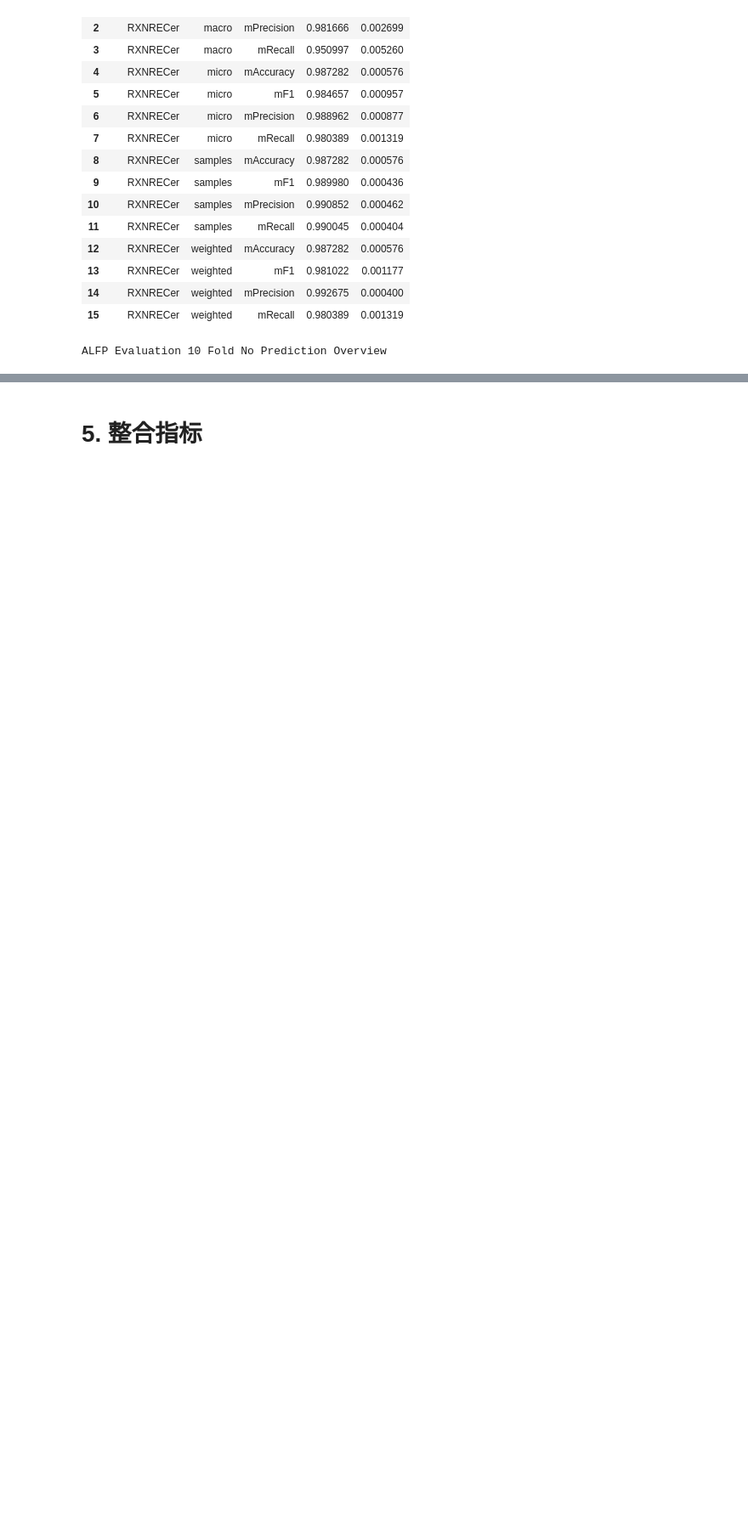
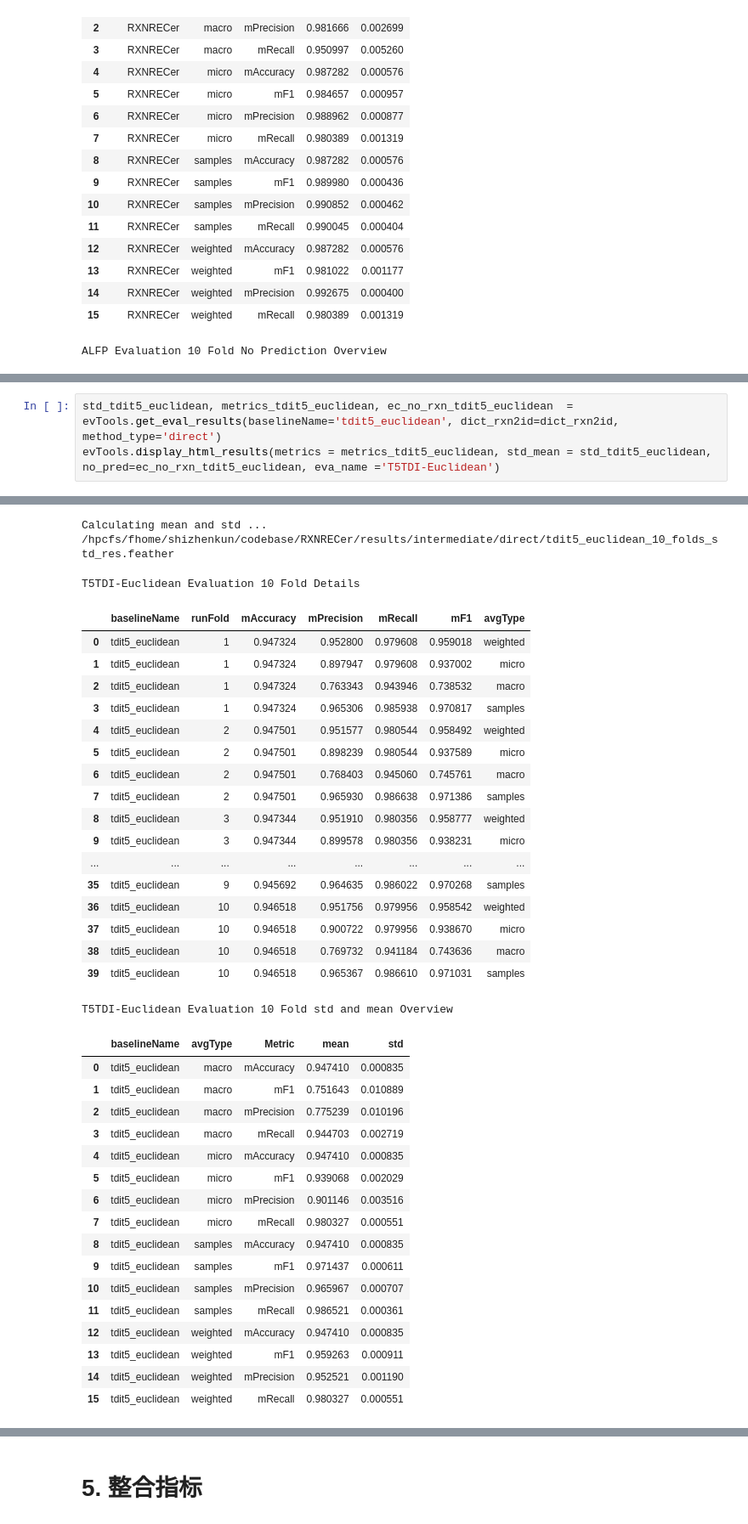
Before and after one commit to kingstdio/RXNRECer, a Jupyter notebook: evaluation/eva_rxn_methods_10_fold_optimized.ipynb, the cells around one changed output, grey strips where cells are left out. Shown: that part at 85% size. Cells and saved outputs as stored; diff of their text form; blank space fills up the shorter version.

```diff
--- a/evaluation/eva_rxn_methods_10_fold_optimized.ipynb
+++ b/evaluation/eva_rxn_methods_10_fold_optimized.ipynb
@@ -415,0 +418,4 @@ ALFP Evaluation 10 Fold No Prediction Overview
+# %%
+std_tdit5_euclidean, metrics_tdit5_euclidean, ec_no_rxn_tdit5_euclidean  = evTools.get_eval_results(baselineName='tdit5_euclidean', dict_rxn2id=dict_rxn2id, method_type='direct')
+evTools.display_html_results(metrics = metrics_tdit5_euclidean, std_mean = std_tdit5_euclidean, no_pred=ec_no_rxn_tdit5_euclidean, eva_name ='T5TDI-Euclidean')
+# %% [output]
@@ -415,0 +426,38 @@ ALFP Evaluation 10 Fold No Prediction Overview
+Calculating mean and std ...
+/hpcfs/fhome/shizhenkun/codebase/RXNRECer/results/intermediate/direct/tdit5_euclidean_10_folds_std_res.feather
+T5TDI-Euclidean Evaluation 10 Fold Details
+|  | baselineName | runFold | mAccuracy | mPrecision | mRecall | mF1 | avgType |
+| 0 | tdit5_euclidean | 1 | 0.947324 | 0.952800 | 0.979608 | 0.959018 | weighted |
+| 1 | tdit5_euclidean | 1 | 0.947324 | 0.897947 | 0.979608 | 0.937002 | micro |
+| 2 | tdit5_euclidean | 1 | 0.947324 | 0.763343 | 0.943946 | 0.738532 | macro |
+| 3 | tdit5_euclidean | 1 | 0.947324 | 0.965306 | 0.985938 | 0.970817 | samples |
+| 4 | tdit5_euclidean | 2 | 0.947501 | 0.951577 | 0.980544 | 0.958492 | weighted |
+| 5 | tdit5_euclidean | 2 | 0.947501 | 0.898239 | 0.980544 | 0.937589 | micro |
+| 6 | tdit5_euclidean | 2 | 0.947501 | 0.768403 | 0.945060 | 0.745761 | macro |
+| 7 | tdit5_euclidean | 2 | 0.947501 | 0.965930 | 0.986638 | 0.971386 | samples |
+| 8 | tdit5_euclidean | 3 | 0.947344 | 0.951910 | 0.980356 | 0.958777 | weighted |
+| 9 | tdit5_euclidean | 3 | 0.947344 | 0.899578 | 0.980356 | 0.938231 | micro |
+| ... | ... | ... | ... | ... | ... | ... | ... |
+| 35 | tdit5_euclidean | 9 | 0.945692 | 0.964635 | 0.986022 | 0.970268 | samples |
+| 36 | tdit5_euclidean | 10 | 0.946518 | 0.951756 | 0.979956 | 0.958542 | weighted |
+| 37 | tdit5_euclidean | 10 | 0.946518 | 0.900722 | 0.979956 | 0.938670 | micro |
+| 38 | tdit5_euclidean | 10 | 0.946518 | 0.769732 | 0.941184 | 0.743636 | macro |
+| 39 | tdit5_euclidean | 10 | 0.946518 | 0.965367 | 0.986610 | 0.971031 | samples |
+T5TDI-Euclidean Evaluation 10 Fold std and mean Overview
+|  | baselineName | avgType | Metric | mean | std |
+| 0 | tdit5_euclidean | macro | mAccuracy | 0.947410 | 0.000835 |
+| 1 | tdit5_euclidean | macro | mF1 | 0.751643 | 0.010889 |
+| 2 | tdit5_euclidean | macro | mPrecision | 0.775239 | 0.010196 |
+| 3 | tdit5_euclidean | macro | mRecall | 0.944703 | 0.002719 |
+| 4 | tdit5_euclidean | micro | mAccuracy | 0.947410 | 0.000835 |
+| 5 | tdit5_euclidean | micro | mF1 | 0.939068 | 0.002029 |
+| 6 | tdit5_euclidean | micro | mPrecision | 0.901146 | 0.003516 |
+| 7 | tdit5_euclidean | micro | mRecall | 0.980327 | 0.000551 |
+| 8 | tdit5_euclidean | samples | mAccuracy | 0.947410 | 0.000835 |
+| 9 | tdit5_euclidean | samples | mF1 | 0.971437 | 0.000611 |
+| 10 | tdit5_euclidean | samples | mPrecision | 0.965967 | 0.000707 |
+| 11 | tdit5_euclidean | samples | mRecall | 0.986521 | 0.000361 |
+| 12 | tdit5_euclidean | weighted | mAccuracy | 0.947410 | 0.000835 |
+| 13 | tdit5_euclidean | weighted | mF1 | 0.959263 | 0.000911 |
+| 14 | tdit5_euclidean | weighted | mPrecision | 0.952521 | 0.001190 |
+| 15 | tdit5_euclidean | weighted | mRecall | 0.980327 | 0.000551 |
```
Also changed, not shown: parts of 4 cells of this notebook, 18 other files.
